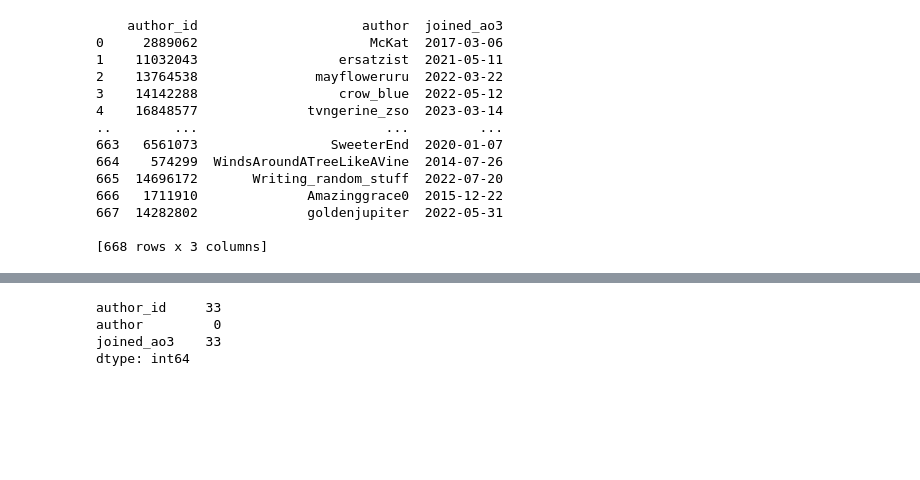
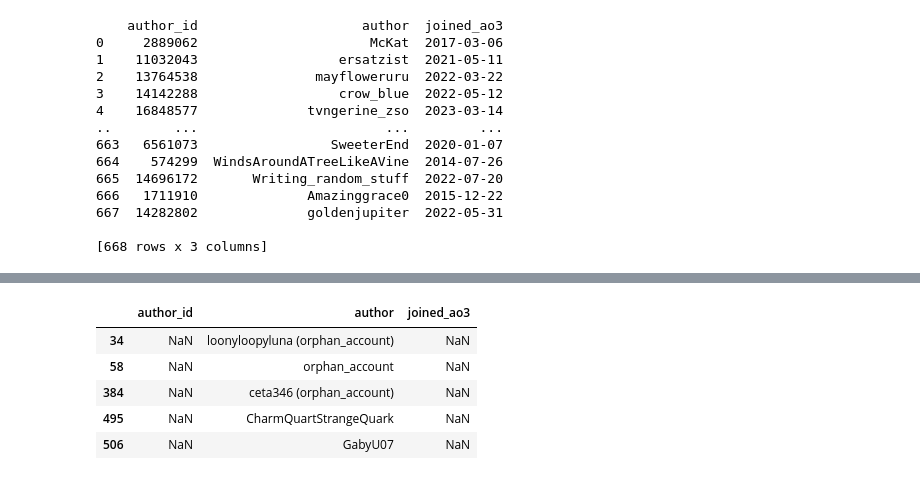
Before and after one commit to biogear13/ao3lockwood-co, a Jupyter notebook: fixingerror.ipynb, the cells around one changed output, grey strips where cells are left out. Saved outputs shown, nothing was run; the diff lists cells and outputs as text; code cells hidden in the pictures; blank space fills up the shorter version.

```diff
--- a/fixingerror.ipynb
+++ b/fixingerror.ipynb
@@ -108,7 +112,9 @@ getting author 668/668
-# %%
-df_author.isnull().sum()
-# %% [output]
-author_id     33
-author         0
-joined_ao3    33
-dtype: int64
+# %%
+df_author[df_author['author_id'].isna()]
+# %% [output]
+|  | author_id | author | joined_ao3 |
+| 34 | NaN | loonyloopyluna (orphan_account) | NaN |
+| 58 | NaN | orphan_account | NaN |
+| 384 | NaN | ceta346 (orphan_account) | NaN |
+| 495 | NaN | CharmQuartStrangeQuark | NaN |
+| 506 | NaN | GabyU07 | NaN |
```
Also changed, not shown: parts of 7 cells of this notebook, 2 other files.
